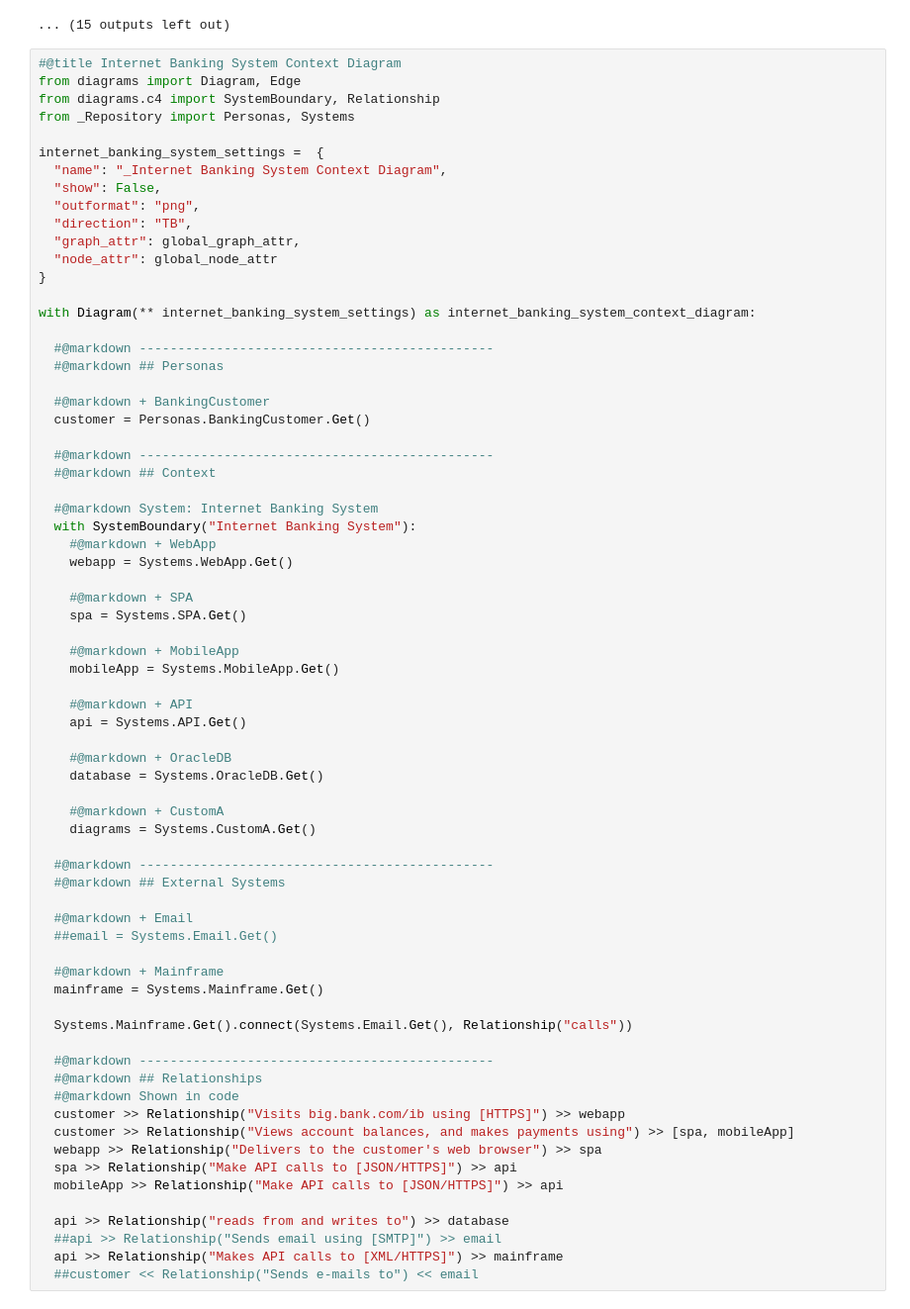
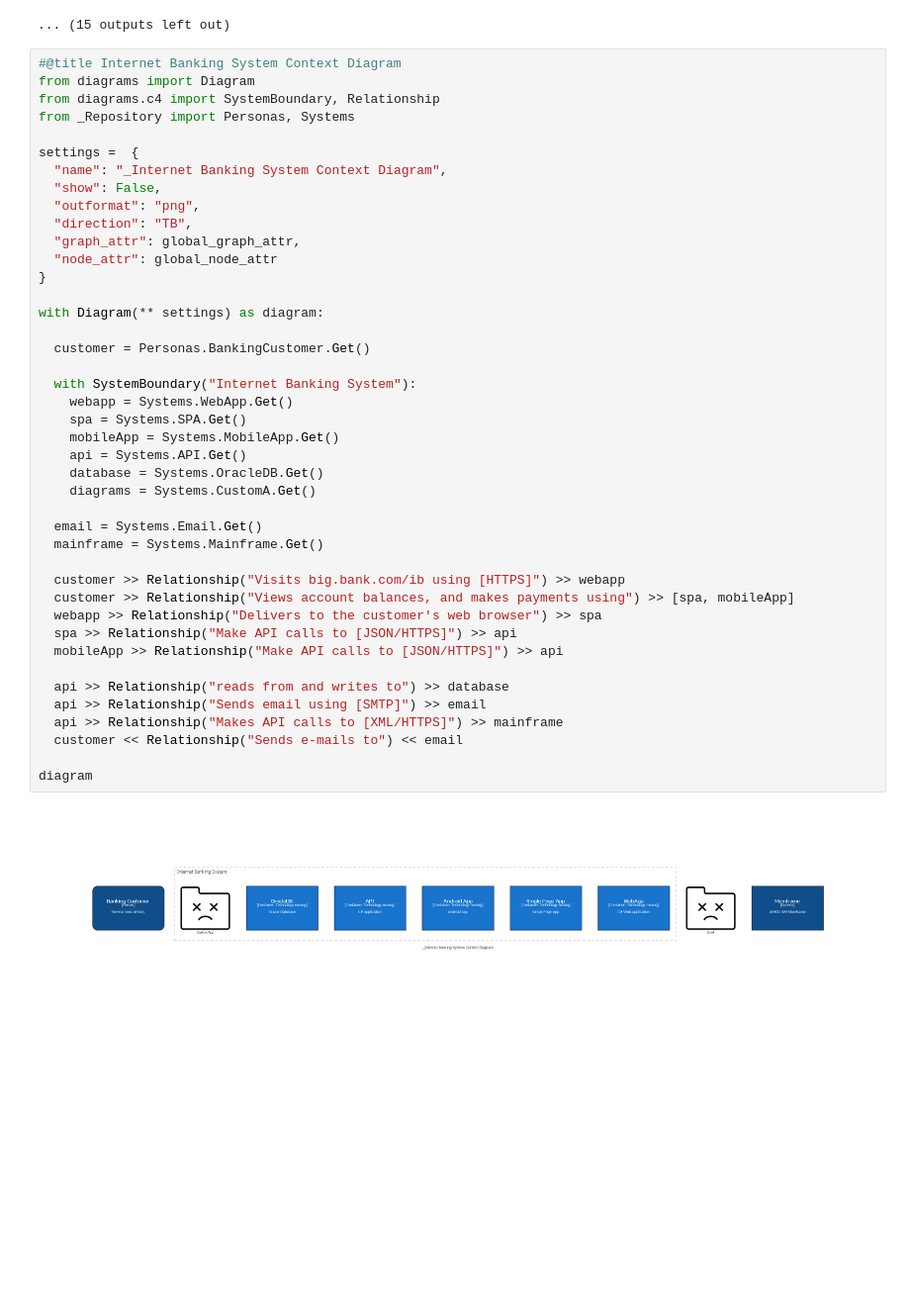
Before and after one commit to 7ft10/C4ArchitectureExamples, a Jupyter notebook: C4_Architecture_Examples.ipynb, the cells around one changed output. Shown at 99% size. Saved outputs shown, nothing was run; the diff lists cells and outputs as text; blank space fills up the shorter version.

```diff
--- a/C4_Architecture_Examples.ipynb
+++ b/C4_Architecture_Examples.ipynb
@@ -67,71 +67,45 @@ Systems.Print()
 ... (15 outputs left out)
 # %%
 #@title Internet Banking System Context Diagram
-from diagrams import Diagram, Edge
+from diagrams import Diagram
 from diagrams.c4 import SystemBoundary, Relationship
 from _Repository import Personas, Systems
 
-internet_banking_system_settings =  {
+settings =  {
   "name": "_Internet Banking System Context Diagram",
   "show": False,
   "outformat": "png",
   "direction": "TB",
   "graph_attr": global_graph_attr,
   "node_attr": global_node_attr
 }
 
-with Diagram(** internet_banking_system_settings) as internet_banking_system_context_diagram:
+with Diagram(** settings) as diagram:
 
-  #@markdown ----------------------------------------------
-  #@markdown ## Personas
-
-  #@markdown + BankingCustomer
   customer = Personas.BankingCustomer.Get()
 
-  #@markdown ----------------------------------------------
-  #@markdown ## Context
-
-  #@markdown System: Internet Banking System
   with SystemBoundary("Internet Banking System"):
-    #@markdown + WebApp
     webapp = Systems.WebApp.Get()
-
-    #@markdown + SPA
     spa = Systems.SPA.Get()
-
-    #@markdown + MobileApp
     mobileApp = Systems.MobileApp.Get()
-
-    #@markdown + API
     api = Systems.API.Get()
-
-    #@markdown + OracleDB
     database = Systems.OracleDB.Get()
-
-    #@markdown + CustomA
     diagrams = Systems.CustomA.Get()
 
-  #@markdown ----------------------------------------------
-  #@markdown ## External Systems
-
-  #@markdown + Email
-  ##email = Systems.Email.Get()
-
-  #@markdown + Mainframe
+  email = Systems.Email.Get()
   mainframe = Systems.Mainframe.Get()
 
-  Systems.Mainframe.Get().connect(Systems.Email.Get(), Relationship("calls"))
-
-  #@markdown ----------------------------------------------
-  #@markdown ## Relationships
-  #@markdown Shown in code
   customer >> Relationship("Visits big.bank.com/ib using [HTTPS]") >> webapp
   customer >> Relationship("Views account balances, and makes payments using") >> [spa, mobileApp]
   webapp >> Relationship("Delivers to the customer's web browser") >> spa
   spa >> Relationship("Make API calls to [JSON/HTTPS]") >> api
   mobileApp >> Relationship("Make API calls to [JSON/HTTPS]") >> api
 
   api >> Relationship("reads from and writes to") >> database
-  ##api >> Relationship("Sends email using [SMTP]") >> email
+  api >> Relationship("Sends email using [SMTP]") >> email
   api >> Relationship("Makes API calls to [XML/HTTPS]") >> mainframe
-  ##customer << Relationship("Sends e-mails to") << email
+  customer << Relationship("Sends e-mails to") << email
+
+diagram
+# %% [output]
+[figure, added]
```
Also changed, not shown: parts of 1 cell of this notebook, 5 other files.
